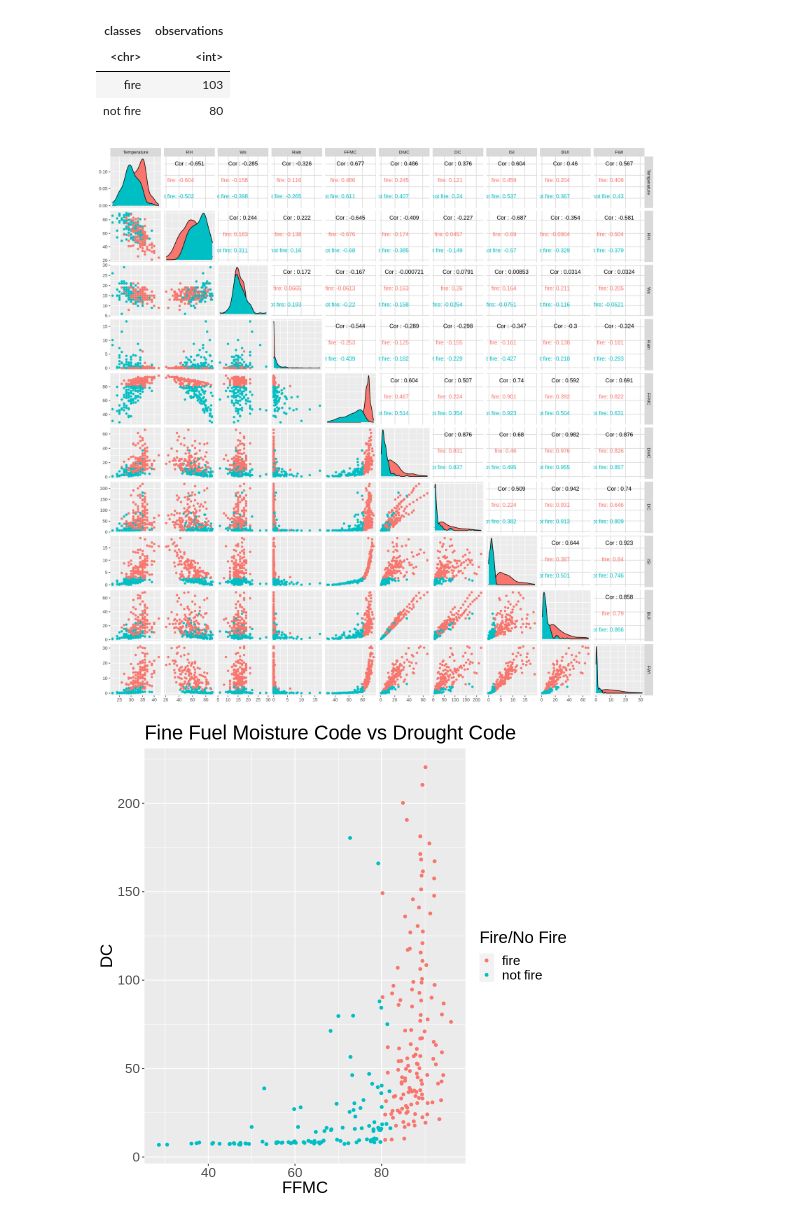
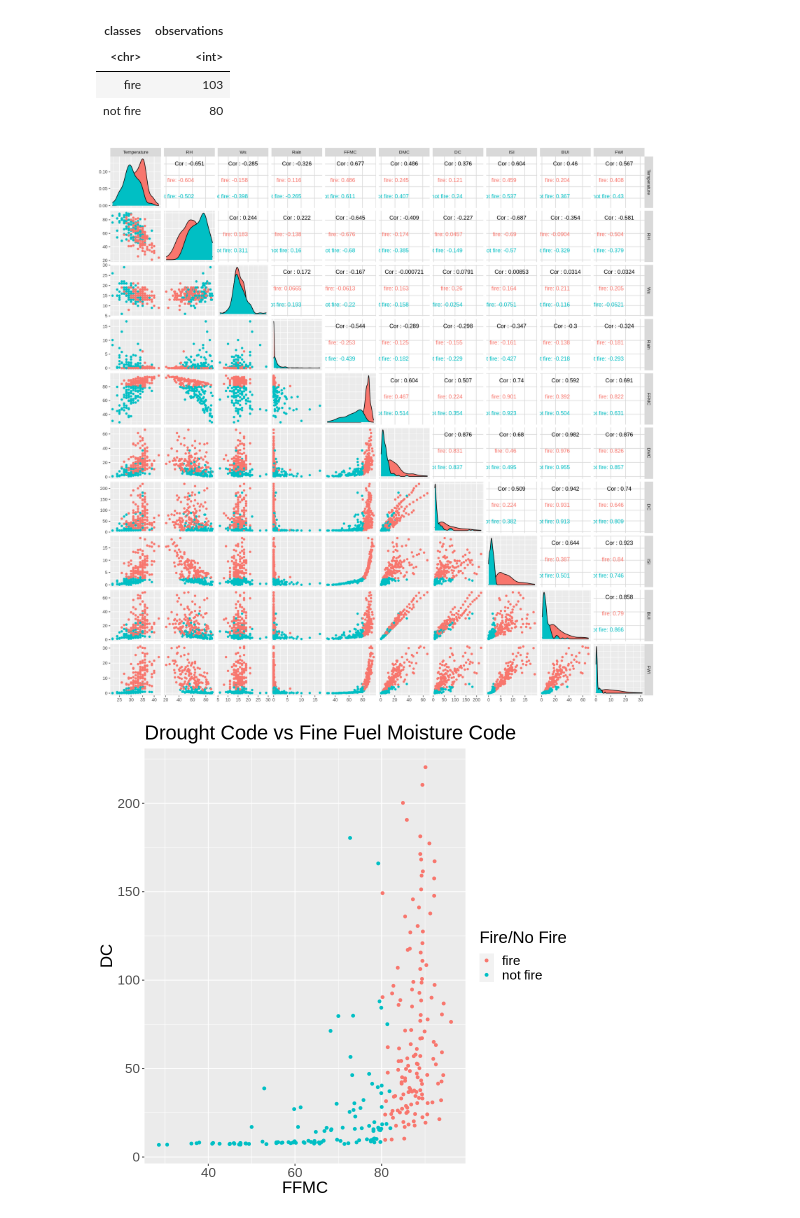
Before and after one commit to AKNeyugn/dsci100-002-group9-project, a Jupyter notebook: Final Project.ipynb, the cells around one changed output. Saved outputs shown, nothing was run; the diff lists cells and outputs as text; code cells hidden in the pictures.

```diff
--- a/Final Project.ipynb
+++ b/Final Project.ipynb
@@ -181,22 +190,21 @@ A tibble: 2 × 2
 # %%
 ###
 #   Step 4: Visualize data from training dataset
 ###
 
 # Plot each variables against each other
 options(repr.plot.height = 15, repr.plot.width = 15)
 variables_all_plot <- ggpairs(fire_data, columns = 4:13, aes(color = Classes))
 variables_all_plot
 
-
 # Create a scatterplot of FFMC vs DC
 options(repr.plot.height = 8, repr.plot.width = 8)
 ffmc_dc_plot <- ggplot (fire_data, aes(x = FFMC, y = DC, color = Classes)) +
                     geom_point() +
                     labs(x = "FFMC", y = "DC", color = "Fire/No Fire") +
-                    ggtitle("Fine Fuel Moisture Code vs Drought Code") +
+                    ggtitle("Drought Code vs Fine Fuel Moisture Code") +
                     theme(text = element_text(size = 20))
 ffmc_dc_plot
 # %% [output]
 [figure]
-[figure, old version]
+[figure, new version]
```
Also changed, not shown: parts of 11 cells of this notebook.
